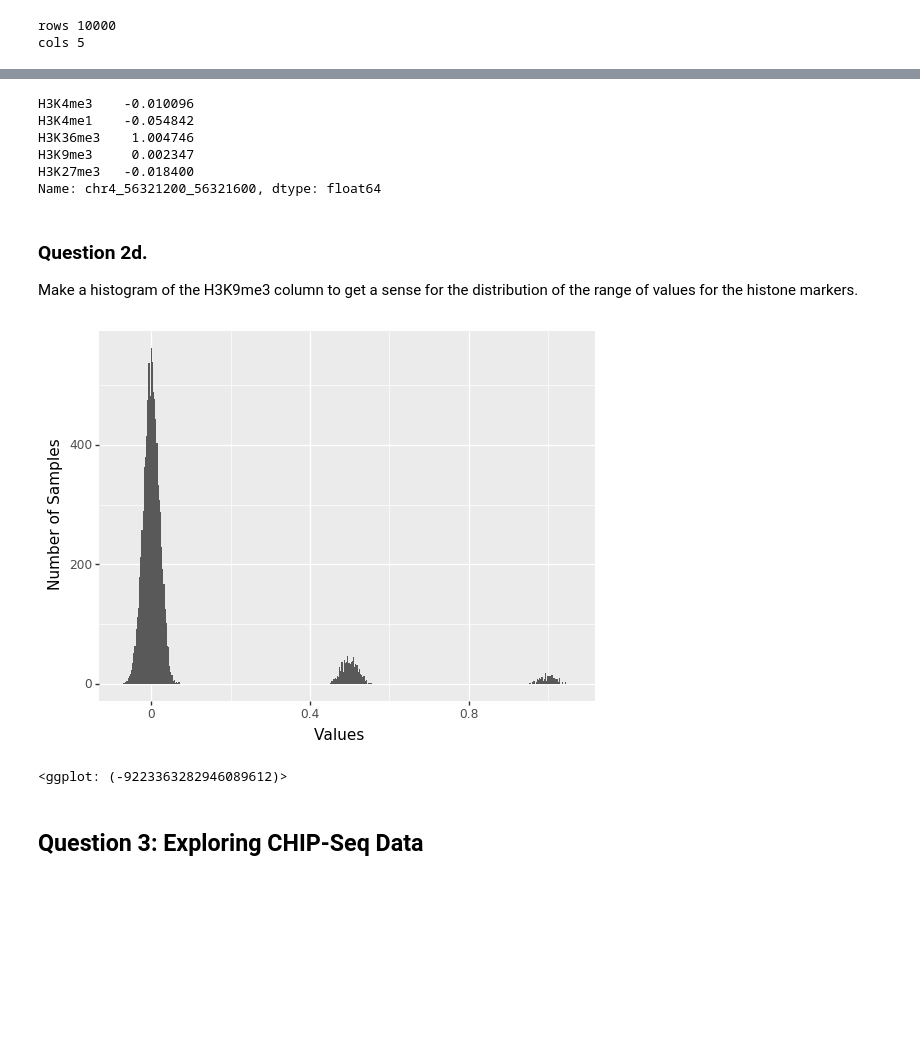
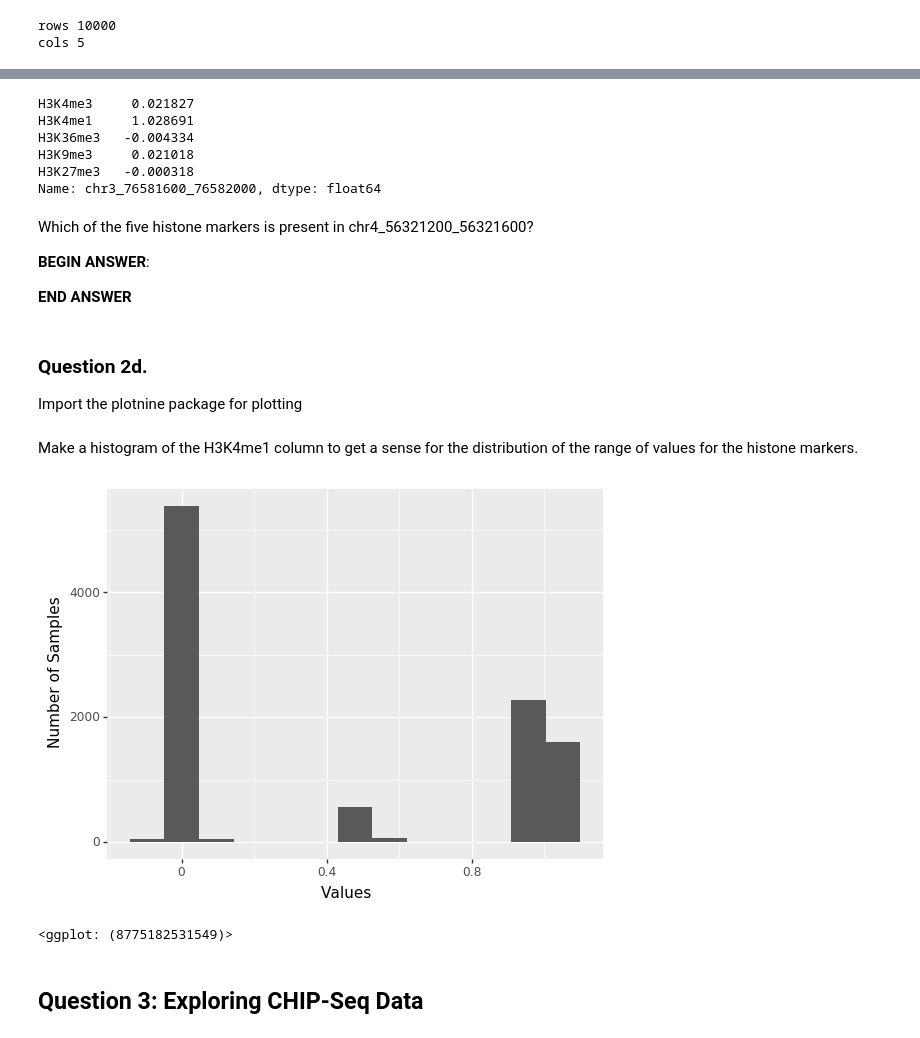
Before and after one commit to CArellG/humbio51, a Jupyter notebook: Weekly Assignments/HUMBIO51 Assignment Week 7-SOLUTIONS.ipynb, the cells around one changed output, grey strips where cells are left out. Cells and saved outputs as stored; diff of their text form; code cells hidden in the pictures; blank space fills up the shorter version.

Commit message:
Updated Week 7 hw

```diff
--- a/Weekly Assignments/HUMBIO51 Assignment Week 7-SOLUTIONS.ipynb
+++ b/Weekly Assignments/HUMBIO51 Assignment Week 7-SOLUTIONS.ipynb
@@ -269,10 +274,9 @@ The data is stored as a table in a file in your Week_7 folder called **region_x_
 ### Question 2a.
 Read in the CHIP-Seq data into a pandas dataframe.
 # %%
+##BEGIN SOLUTION
 import pandas as pd
-##BEGIN SOLUTION
-
-chipseq_filename='region_x_chrom_mark.tsv'
+chipseq_filename='Week_7/region_x_chrom_mark.tsv'
 
 # Read in the RNA-seq data matrix.
 chipseq= pd.read_table(filepath_or_buffer=chipseq_filename,
@@ -314,11 +318,21 @@ Print out just the line for chr4_56321200_56321600. Which of the five histone ma
 # %%
 ##BEGIN SOLUTION
-chipseq.loc["chr4_56321200_56321600"]
+chipseq.loc["chr3_76581600_76582000"]
 ###END SOLUTION
 # %% [output]
-H3K4me3    -0.010096
-H3K4me1    -0.054842
-H3K36me3    1.004746
-H3K9me3     0.002347
-H3K27me3   -0.018400
-Name: chr4_56321200_56321600, dtype: float64
+H3K4me3     0.021827
+H3K4me1     1.028691
+H3K36me3   -0.004334
+H3K9me3     0.021018
+H3K27me3   -0.000318
+Name: chr3_76581600_76582000, dtype: float64
+# %% [markdown]
+Which of the five histone markers is present in chr4_56321200_56321600?<br>
+
+**BEGIN ANSWER**:
+
+**END ANSWER**
+# %% [markdown]
+### Question 2d.
+
+Import the plotnine package for plotting
@@ -325,17 +347,20 @@ Name: chr4_56321200_56321600, dtype: float64
 # %% [markdown]
-### Question 2d.
-
-Make a histogram of the H3K9me3 column to get a sense for the distribution of the range of values for the histone markers.
+Make a histogram of the H3K4me1 column to get a sense for the distribution of the range of values for the histone markers.
 # %%
+import warnings
+warnings.filterwarnings('ignore')
+
+##BEGIN SOLUTION
 from plotnine import *
-x=chipseq['H3K9me3']
+x=chipseq['H3K4me1']
 qplot(x=x,
       geom="histogram",
       xlab="Values",
       ylab="Number of Samples")
+##END SOLUTION
 # %% [output]
-[figure, old version]
+[figure, new version]
-<ggplot: (-9223363282946089612)>
+<ggplot: (8775182531549)>
 # %% [markdown]
 ## Question 3: Exploring CHIP-Seq Data
 # %% [markdown]
```
Also changed, not shown: parts of 37 cells of this notebook.
